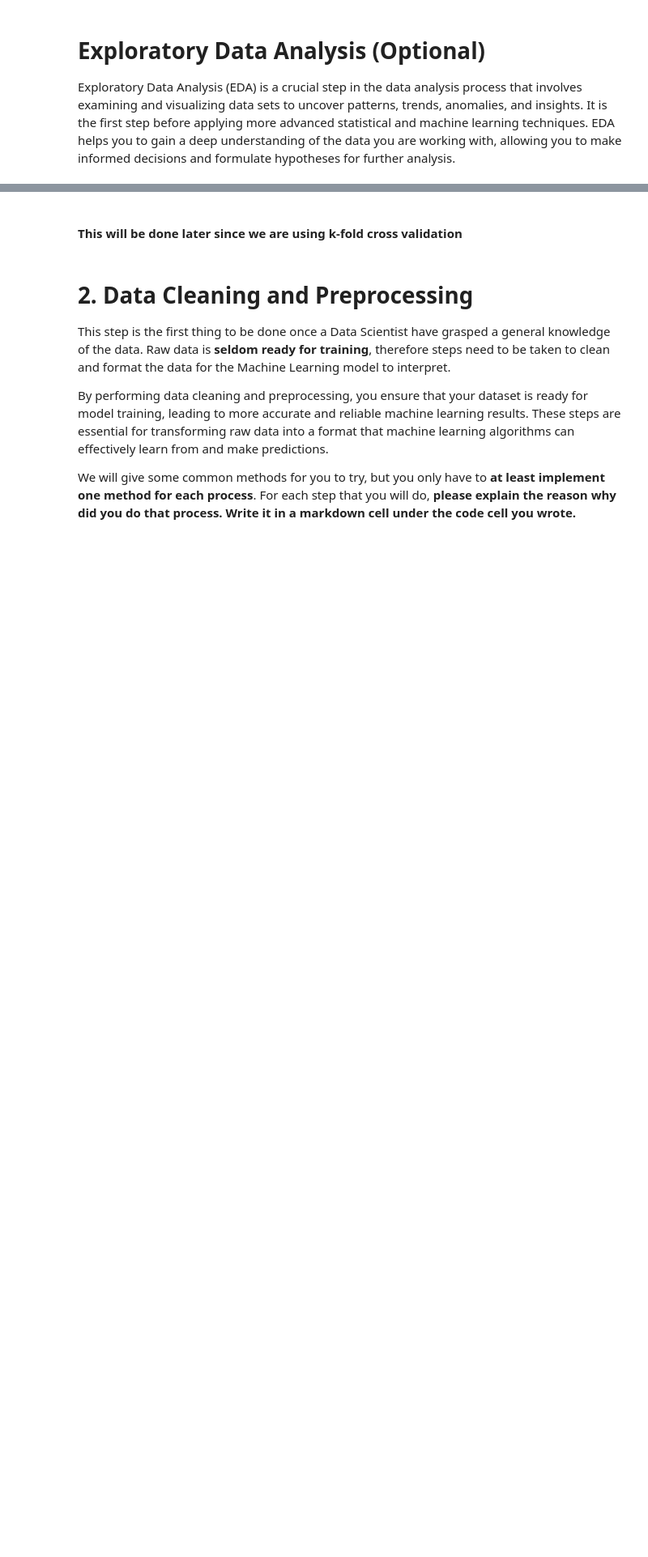
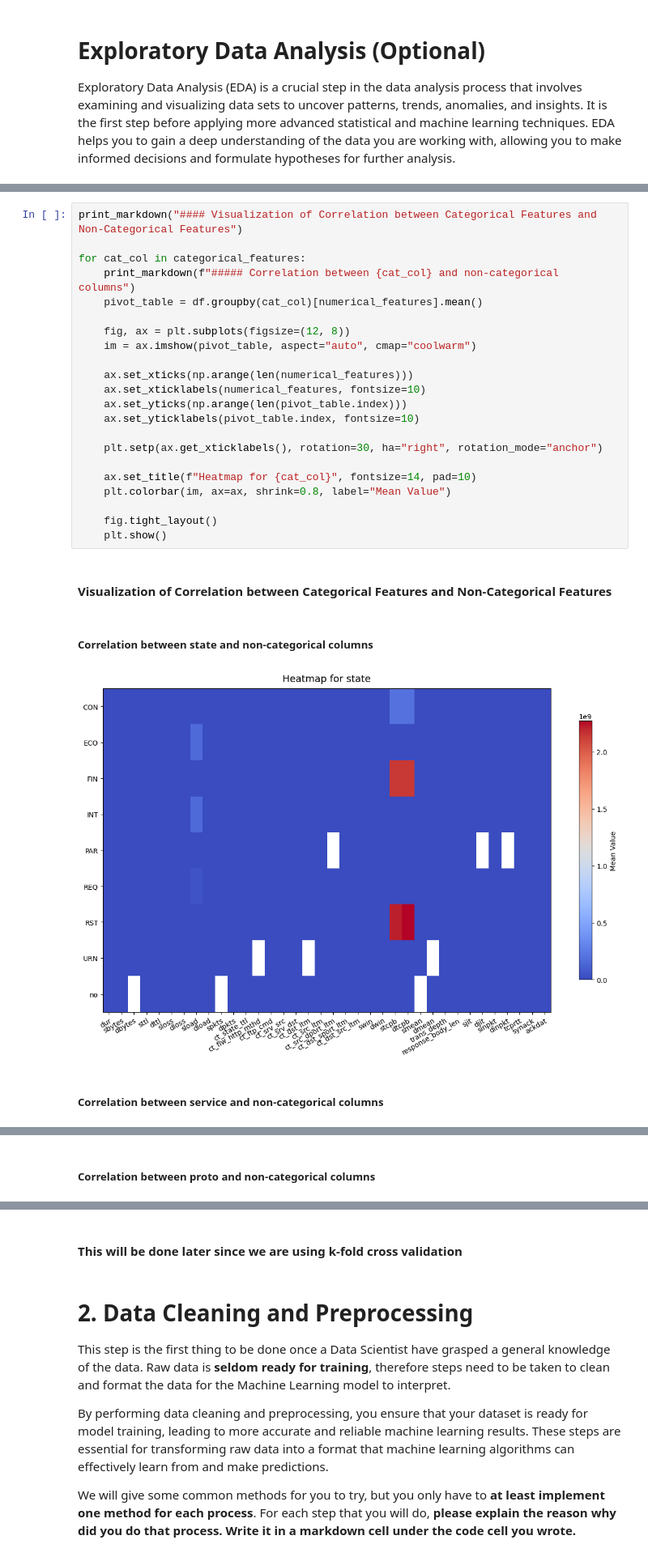
Before and after one commit to FedrianzD/Tubes-2-AI, a Jupyter notebook: src/Notebook.ipynb, the cells around one changed output, grey strips where cells are left out. Shown at 81% size. Cells and saved outputs as stored; diff of their text form; blank space fills up the shorter version.

```diff
--- a/src/Notebook.ipynb
+++ b/src/Notebook.ipynb
@@ -238,0 +300,27 @@ Number of outliers: 7878 | Percentage of outliers: 4.49%
+# %%
+print_markdown("#### Visualization of Correlation between Categorical Features and Non-Categorical Features")
+
+for cat_col in categorical_features:
+    print_markdown(f"##### Correlation between {cat_col} and non-categorical columns")
+    pivot_table = df.groupby(cat_col)[numerical_features].mean()
+
+    fig, ax = plt.subplots(figsize=(12, 8))
+    im = ax.imshow(pivot_table, aspect="auto", cmap="coolwarm")
+
+    ax.set_xticks(np.arange(len(numerical_features)))
+    ax.set_xticklabels(numerical_features, fontsize=10)
+    ax.set_yticks(np.arange(len(pivot_table.index)))
+    ax.set_yticklabels(pivot_table.index, fontsize=10)
+
+    plt.setp(ax.get_xticklabels(), rotation=30, ha="right", rotation_mode="anchor")
+
+    ax.set_title(f"Heatmap for {cat_col}", fontsize=14, pad=10)
+    plt.colorbar(im, ax=ax, shrink=0.8, label="Mean Value")
+
+    fig.tight_layout()
+    plt.show()
+# %% [output]
+#### Visualization of Correlation between Categorical Features and Non-Categorical Features
+##### Correlation between state and non-categorical columns
+[figure, added]
+##### Correlation between service and non-categorical columns
@@ -238,0 +328 @@ Number of outliers: 7878 | Percentage of outliers: 4.49%
+##### Correlation between proto and non-categorical columns
```
Also changed, not shown: parts of 29 cells of this notebook.
